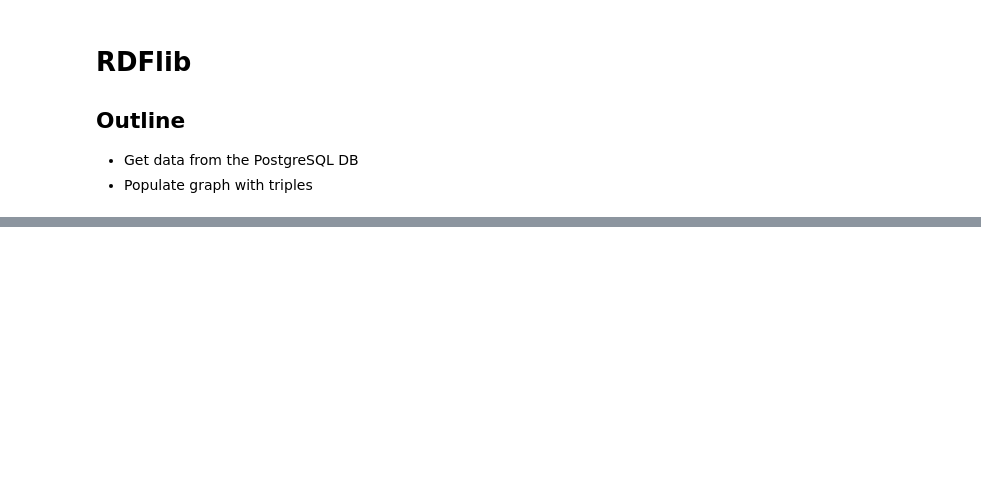
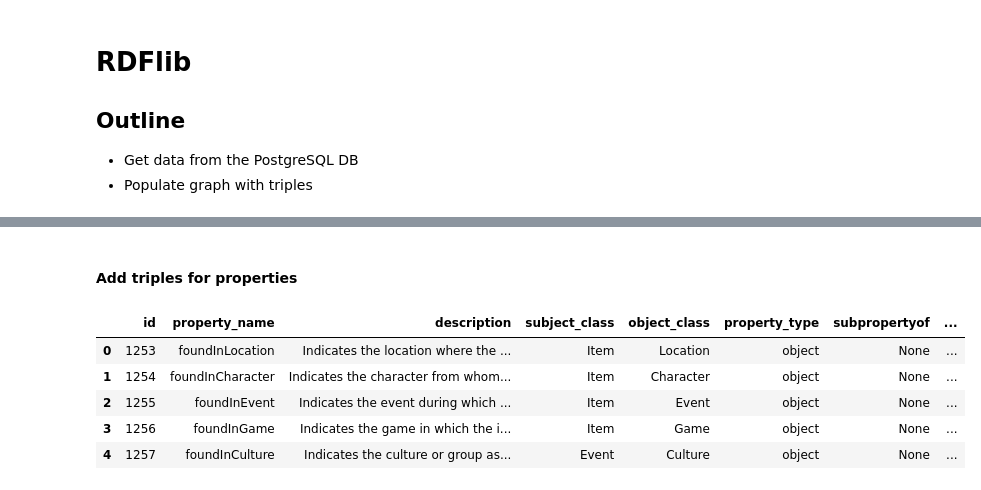
Before and after one commit to mokrota21/GameOntologyProject, a Jupyter notebook: populate_graph.ipynb, the cells around one changed output, grey strips where cells are left out. Cells and saved outputs as stored; diff of their text form; code cells hidden in the pictures; blank space fills up the shorter version.

```diff
--- a/populate_graph.ipynb
+++ b/populate_graph.ipynb
@@ -128,0 +256,15 @@ for row in tqdm(df.to_dict(orient="records")):
+# %% [markdown]
+#### Add triples for properties
+# %%
+df_props = pd.read_sql_query(
+    """select * from fandom_ontology_properties;""",
+    conn)
+# %%
+df_props.head()
+# %% [output]
+|  | id | property_name | description | subject_class | object_class | property_type | subpropertyof | ... |
+| 0 | 1253 | foundInLocation | Indicates the location where the ... | Item | Location | object | None | ... |
+| 1 | 1254 | foundInCharacter | Indicates the character from whom... | Item | Character | object | None | ... |
+| 2 | 1255 | foundInEvent | Indicates the event during which ... | Item | Event | object | None | ... |
+| 3 | 1256 | foundInGame | Indicates the game in which the i... | Item | Game | object | None | ... |
+| 4 | 1257 | foundInCulture | Indicates the culture or group as... | Event | Culture | object | None | ... |
```
Also changed, not shown: parts of 23 cells of this notebook.
